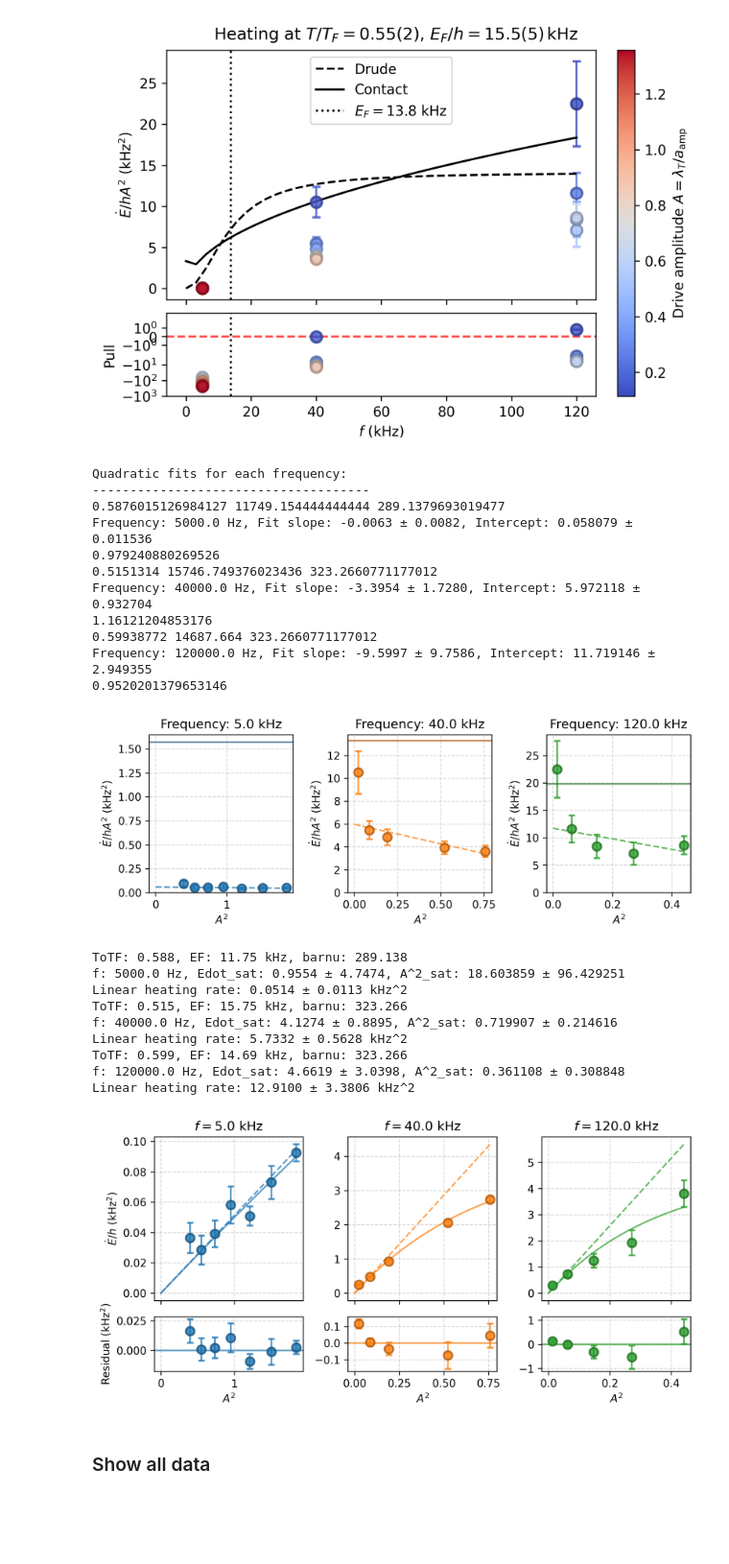
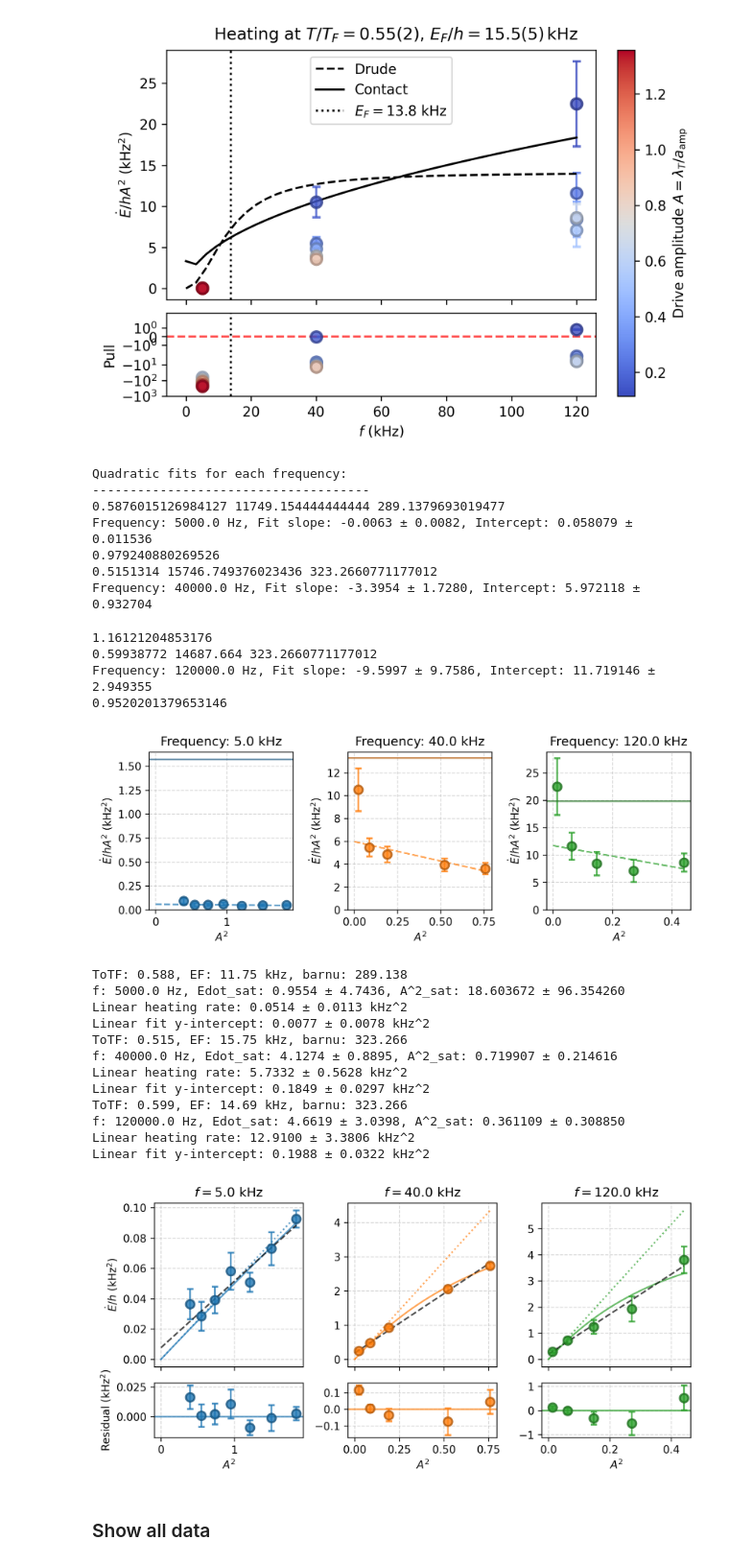
Before and after one commit to uoft-chiplab/Fast-Modulation-Contact-Correlation-Project, a Jupyter notebook: contact_correlations/heating_rate_analysis.ipynb, the cells around one changed output. Shown at 96% size. Cells and saved outputs as stored; diff of their text form; code cells hidden in the pictures; blank space fills up the shorter version.

```diff
--- a/contact_correlations/heating_rate_analysis.ipynb
+++ b/contact_correlations/heating_rate_analysis.ipynb
@@ -40,6 +40,13 @@ def inv_a_amp_from_Bamp(B_eq, Bamp):
 					   - 1/scattering_length(B_eq, B0_97, DeltaB_97, abg_97))
 
     return inv_a_amp
+
+
+def linear(x, a, b):
+    """
+    Linear function for fitting.
+    """
+    return a * x + b
 
 
 def saturation(x, a, b):
@@ -894,10 +920,10 @@ Frequency: 5000.0 Hz, Fit slope: -0.0063 ± 0.0082, Intercept: 0.058079 ± 0.011
 0.979240880269526
 0.5151314 15746.749376023436 323.2660771177012
 Frequency: 40000.0 Hz, Fit slope: -3.3954 ± 1.7280, Intercept: 5.972118 ± 0.932704
-1.16121204853176
-0.59938772 14687.664 323.2660771177012
-Frequency: 120000.0 Hz, Fit slope: -9.5997 ± 9.7586, Intercept: 11.719146 ± 2.949355
-0.9520201379653146
+1.16121204853176
+0.59938772 14687.664 323.2660771177012
+Frequency: 120000.0 Hz, Fit slope: -9.5997 ± 9.7586, Intercept: 11.719146 ± 2.949355
+0.9520201379653146
 [figure]
 # %%
 fig, axes = plt.subplots(
@@ -949,7 +975,7 @@ for i, freq_val in enumerate(freqs):
                             group['x'],
                             group['y'],  # kHz^2
                             sigma=group['yerr'],
-                            p0=[group['y'].max(), group['x'].max()]
+                            p0=[group['y'].max(), 4*group['x'].max()]
                            )
     perr = np.sqrt(np.diag(pcov))
     linear_heating_rate = popt[0]/popt[1]
@@ -965,7 +991,7 @@ for i, freq_val in enumerate(freqs):
 
     xs = np.linspace(0, group['x'].max(), 100)
     ax_main.plot(xs, saturation(xs, *popt), color=colors[i], linestyle='-', alpha=0.7)
-    ax_main.plot(xs, popt[0]/popt[1] * xs, color=colors[i], linestyle='--', alpha=0.7)
+    ax_main.plot(xs, popt[0]/popt[1] * xs, color=colors[i], linestyle=':', alpha=0.7)
 
     ax_res.errorbar(
         x=group['x'],
@@ -975,36 +1001,70 @@ for i, freq_val in enumerate(freqs):
         color=colors[i],
         markeredgecolor=dark_edge_color,
         capsize=3,
         alpha=0.8,
         markeredgewidth=1.8,
         markersize=8,
         label=f'{freq_val} Hz'
     )
 
+
+    # Linear fit
+    popt, pcov = curve_fit(linear,
+                            group['x'],
+                            group['y'],  # kHz^2
+                            sigma=group['yerr'],
+                            p0=[group['y'].max(), group['x'].max()]
+                           )
+    perr = np.sqrt(np.diag(pcov))
+
+    print(f"Linear fit y-intercept: {popt[1]:.4f} ± {perr[1]:.4f} kHz^2")
+
+    group['res_linear'] = group['y'] - linear(group['x'], *popt)
+
+    xs = np.linspace(0, group['x'].max(), 100)
+    ax_main.plot(xs, linear(xs, *popt), color='k', linestyle='--', alpha=0.7)
+
+    # ax_res.errorbar(
+    #     x=group['x'],
+    #     y=group['res_linear'],    # kHz^2
+    #     yerr=group['yerr'],
+    #     fmt='s',
+    #     color=colors[i],
+    #     markeredgecolor=dark_edge_color,
+    #     capsize=3,
+    #     alpha=0.8,
+    #     markeredgewidth=1.8,
+    #     markersize=8,
+    #     label=f'{freq_val} Hz'
+    # )
+
     ax_res.axhline(y=0, color=colors[i], linestyle='-', alpha=0.7)
 
     ax_main.set_title(r'$f = $' + f'{freqs[i]/1e3} kHz')
 
     if i == 0:  # Only label the leftmost column
         ax_main.set_ylabel(r'$\dot{E}/h$ (kHz$^2$)')
         ax_res.set_ylabel(r'Residual (kHz$^2$)')
     ax_res.set_xlabel(r'$A^2$')
     ax_main.grid(True, linestyle='--', alpha=0.5)
     ax_res.grid(True, linestyle='--', alpha=0.5)
 
 fig.tight_layout()  # Adjust subplots to fit into figure area.
 plt.show()
 # %% [output]
 ToTF: 0.588, EF: 11.75 kHz, barnu: 289.138
-f: 5000.0 Hz, Edot_sat: 0.9554 ± 4.7474, A^2_sat: 18.603859 ± 96.429251
+f: 5000.0 Hz, Edot_sat: 0.9554 ± 4.7436, A^2_sat: 18.603672 ± 96.354260
 Linear heating rate: 0.0514 ± 0.0113 kHz^2
+Linear fit y-intercept: 0.0077 ± 0.0078 kHz^2
 ToTF: 0.515, EF: 15.75 kHz, barnu: 323.266
 f: 40000.0 Hz, Edot_sat: 4.1274 ± 0.8895, A^2_sat: 0.719907 ± 0.214616
 Linear heating rate: 5.7332 ± 0.5628 kHz^2
+Linear fit y-intercept: 0.1849 ± 0.0297 kHz^2
 ToTF: 0.599, EF: 14.69 kHz, barnu: 323.266
-f: 120000.0 Hz, Edot_sat: 4.6619 ± 3.0398, A^2_sat: 0.361108 ± 0.308848
+f: 120000.0 Hz, Edot_sat: 4.6619 ± 3.0398, A^2_sat: 0.361109 ± 0.308850
 Linear heating rate: 12.9100 ± 3.3806 kHz^2
+Linear fit y-intercept: 0.1988 ± 0.0322 kHz^2
-[figure, old version]
+[figure, new version]
 # %% [markdown]
 ### Show all data
 # %% [markdown]
```
Also changed, not shown: parts of 3 cells of this notebook.
